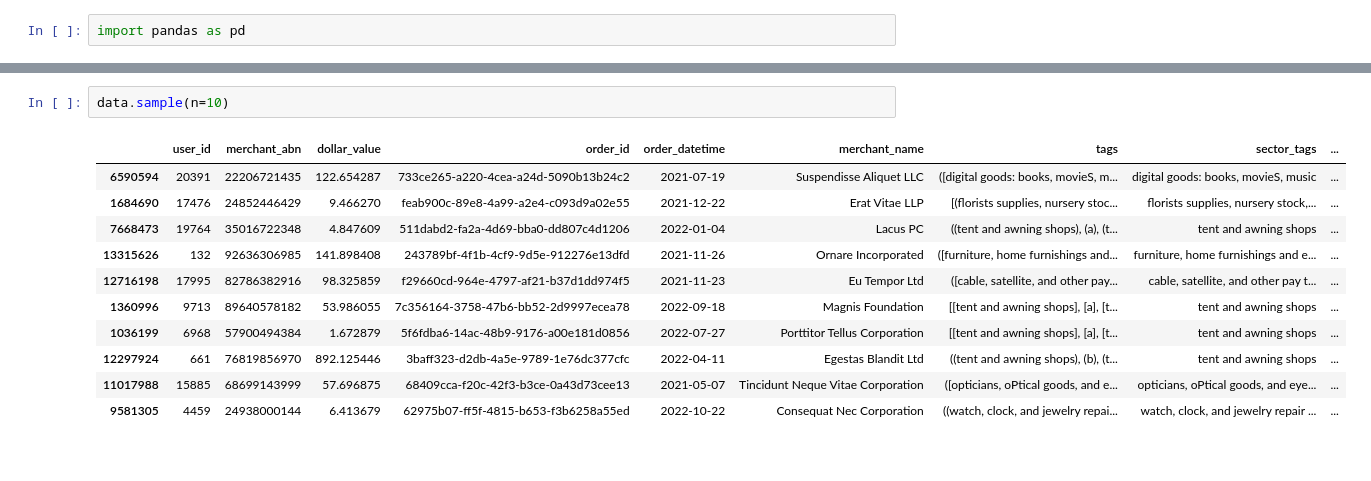
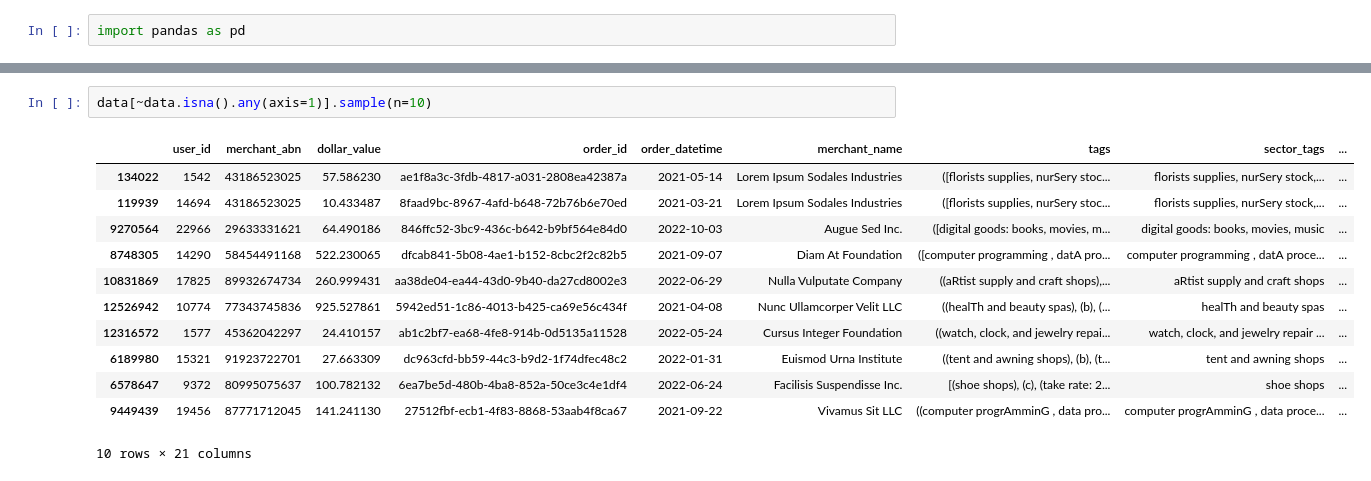
Before and after one commit to MAST30034-Applied-Data-Science/generic-buy-now-pay-later-project-group-17-adsb, a Jupyter notebook: notebooks/final_data.ipynb, the cells around one changed output, grey strips where cells are left out. Saved outputs shown, nothing was run; the diff lists cells and outputs as text.

```diff
--- a/notebooks/final_data.ipynb
+++ b/notebooks/final_data.ipynb
@@ -14,17 +15,18 @@ data.head()
 # %%
-data.sample(n=10)
+data[~data.isna().any(axis=1)].sample(n=10)
 # %% [output]
 |  | user_id | merchant_abn | dollar_value | order_id | order_datetime | merchant_name | tags | sector_tags | ... |
-| 6590594 | 20391 | 22206721435 | 122.654287 | 733ce265-a220-4cea-a24d-5090b13b24c2 | 2021-07-19 | Suspendisse Aliquet LLC | ([digital goods: books, movieS, m... | digital goods: books, movieS, music | ... |
-| 1684690 | 17476 | 24852446429 | 9.466270 | feab900c-89e8-4a99-a2e4-c093d9a02e55 | 2021-12-22 | Erat Vitae LLP | [(florists supplies, nursery stoc... | florists supplies, nursery stock,... | ... |
-| 7668473 | 19764 | 35016722348 | 4.847609 | 511dabd2-fa2a-4d69-bba0-dd807c4d1206 | 2022-01-04 | Lacus PC | ((tent and awning shops), (a), (t... | tent and awning shops | ... |
-| 13315626 | 132 | 92636306985 | 141.898408 | 243789bf-4f1b-4cf9-9d5e-912276e13dfd | 2021-11-26 | Ornare Incorporated | ([furniture, home furnishings and... | furniture, home furnishings and e... | ... |
-| 12716198 | 17995 | 82786382916 | 98.325859 | f29660cd-964e-4797-af21-b37d1dd974f5 | 2021-11-23 | Eu Tempor Ltd | ([cable, satellite, and other pay... | cable, satellite, and other pay t... | ... |
-| 1360996 | 9713 | 89640578182 | 53.986055 | 7c356164-3758-47b6-bb52-2d9997ecea78 | 2022-09-18 | Magnis Foundation | [[tent and awning shops], [a], [t... | tent and awning shops | ... |
-| 1036199 | 6968 | 57900494384 | 1.672879 | 5f6fdba6-14ac-48b9-9176-a00e181d0856 | 2022-07-27 | Porttitor Tellus Corporation | [[tent and awning shops], [a], [t... | tent and awning shops | ... |
-| 12297924 | 661 | 76819856970 | 892.125446 | 3baff323-d2db-4a5e-9789-1e76dc377cfc | 2022-04-11 | Egestas Blandit Ltd | ((tent and awning shops), (b), (t... | tent and awning shops | ... |
-| 11017988 | 15885 | 68699143999 | 57.696875 | 68409cca-f20c-42f3-b3ce-0a43d73cee13 | 2021-05-07 | Tincidunt Neque Vitae Corporation | ([opticians, oPtical goods, and e... | opticians, oPtical goods, and eye... | ... |
-| 9581305 | 4459 | 24938000144 | 6.413679 | 62975b07-ff5f-4815-b653-f3b6258a55ed | 2022-10-22 | Consequat Nec Corporation | ((watch, clock, and jewelry repai... | watch, clock, and jewelry repair ... | ... |
+| 134022 | 1542 | 43186523025 | 57.586230 | ae1f8a3c-3fdb-4817-a031-2808ea42387a | 2021-05-14 | Lorem Ipsum Sodales Industries | ([florists supplies, nurSery stoc... | florists supplies, nurSery stock,... | ... |
+| 119939 | 14694 | 43186523025 | 10.433487 | 8faad9bc-8967-4afd-b648-72b76b6e70ed | 2021-03-21 | Lorem Ipsum Sodales Industries | ([florists supplies, nurSery stoc... | florists supplies, nurSery stock,... | ... |
+| 9270564 | 22966 | 29633331621 | 64.490186 | 846ffc52-3bc9-436c-b642-b9bf564e84d0 | 2022-10-03 | Augue Sed Inc. | ([digital goods: books, movies, m... | digital goods: books, movies, music | ... |
+| 8748305 | 14290 | 58454491168 | 522.230065 | dfcab841-5b08-4ae1-b152-8cbc2f2c82b5 | 2021-09-07 | Diam At Foundation | ([computer programming , datA pro... | computer programming , datA proce... | ... |
+| 10831869 | 17825 | 89932674734 | 260.999431 | aa38de04-ea44-43d0-9b40-da27cd8002e3 | 2022-06-29 | Nulla Vulputate Company | ((aRtist supply and craft shops),... | aRtist supply and craft shops | ... |
+| 12526942 | 10774 | 77343745836 | 925.527861 | 5942ed51-1c86-4013-b425-ca69e56c434f | 2021-04-08 | Nunc Ullamcorper Velit LLC | ((healTh and beauty spas), (b), (... | healTh and beauty spas | ... |
+| 12316572 | 1577 | 45362042297 | 24.410157 | ab1c2bf7-ea68-4fe8-914b-0d5135a11528 | 2022-05-24 | Cursus Integer Foundation | ((watch, clock, and jewelry repai... | watch, clock, and jewelry repair ... | ... |
+| 6189980 | 15321 | 91923722701 | 27.663309 | dc963cfd-bb59-44c3-b9d2-1f74dfec48c2 | 2022-01-31 | Euismod Urna Institute | ((tent and awning shops), (b), (t... | tent and awning shops | ... |
+| 6578647 | 9372 | 80995075637 | 100.782132 | 6ea7be5d-480b-4ba8-852a-50ce3c4e1df4 | 2022-06-24 | Facilisis Suspendisse Inc. | [(shoe shops), (c), (take rate: 2... | shoe shops | ... |
+| 9449439 | 19456 | 87771712045 | 141.241130 | 27512fbf-ecb1-4f83-8868-53aab4f8ca67 | 2021-09-22 | Vivamus Sit LLC | ((computer progrAmminG , data pro... | computer progrAmminG , data proce... | ... |
+10 rows × 21 columns
 # %%
 data.count()
 # %% [output]
```
Also changed, not shown: parts of 3 cells of this notebook, 2 other files.
